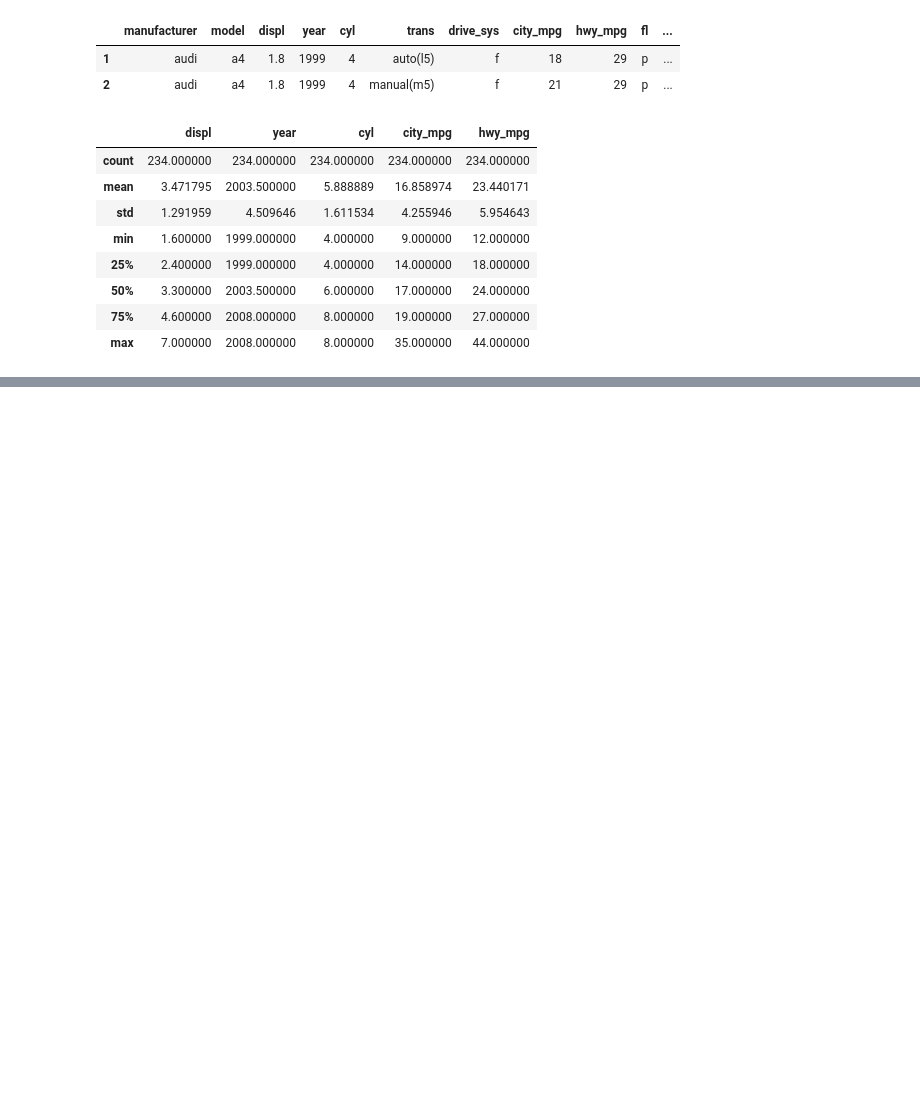
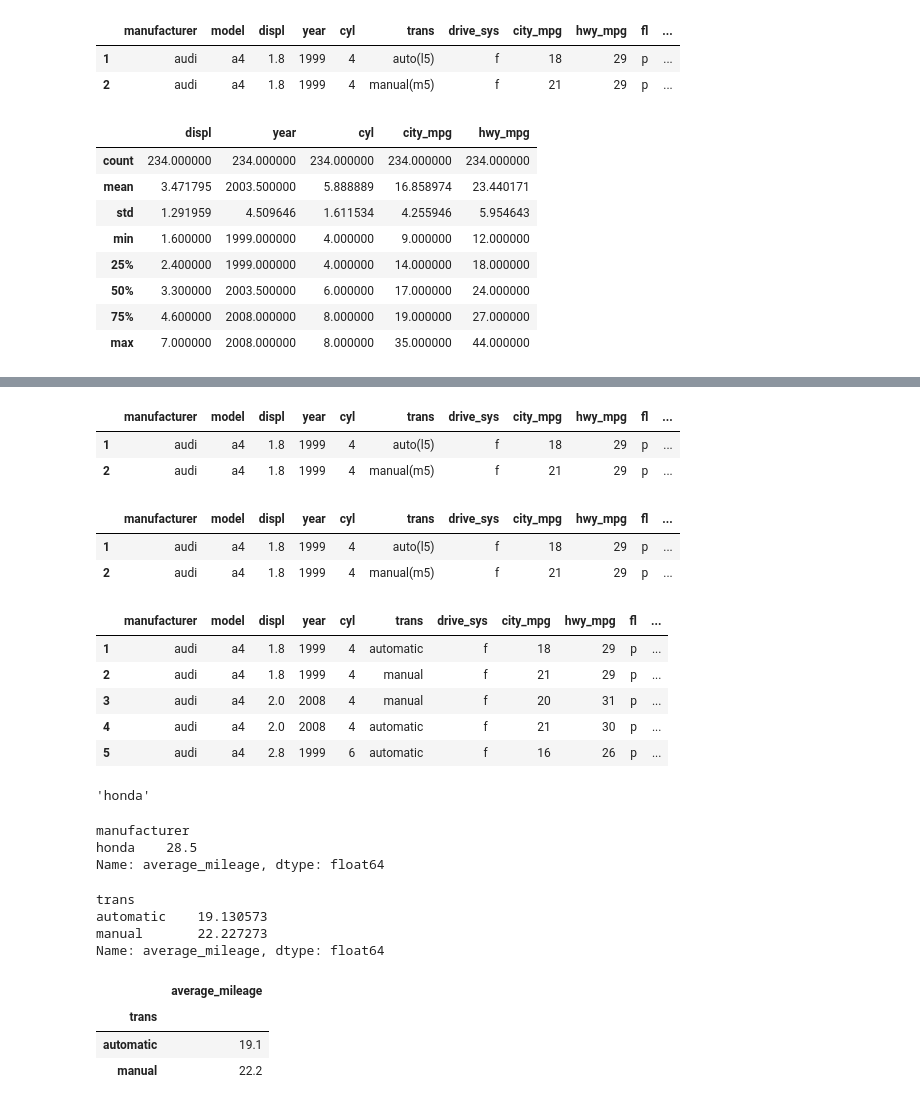
Before and after one commit to raycerna/numpy-pandas-visualization-exercises, a Jupyter notebook: advanced_dataframes.ipynb, the cells around one changed output, grey strips where cells are left out. Cells and saved outputs as stored; diff of their text form; code cells hidden in the pictures; blank space fills up the shorter version.

```diff
--- a/advanced_dataframes.ipynb
+++ b/advanced_dataframes.ipynb
@@ -294,0 +391,54 @@ df.describe()
+# %%
+df["average_mileage"] = df[["city_mpg", "hwy_mpg"]].mean(axis=1)
+df.head(2)
+# %% [output]
+|  | manufacturer | model | displ | year | cyl | trans | drive_sys | city_mpg | hwy_mpg | fl | ... |
+| 1 | audi | a4 | 1.8 | 1999 | 4 | auto(l5) | f | 18 | 29 | p | ... |
+| 2 | audi | a4 | 1.8 | 1999 | 4 | manual(m5) | f | 21 | 29 | p | ... |
+# %%
+#2.14
+
+df["is_automatic"] = df.trans.str.contains("auto")
+df.head(2)
+# %% [output]
+|  | manufacturer | model | displ | year | cyl | trans | drive_sys | city_mpg | hwy_mpg | fl | ... |
+| 1 | audi | a4 | 1.8 | 1999 | 4 | auto(l5) | f | 18 | 29 | p | ... |
+| 2 | audi | a4 | 1.8 | 1999 | 4 | manual(m5) | f | 21 | 29 | p | ... |
+# %%
+df.trans = np.where(df.trans.str.startswith("auto"), "automatic", "manual")
+df.head()
+# %% [output]
+|  | manufacturer | model | displ | year | cyl | trans | drive_sys | city_mpg | hwy_mpg | fl | ... |
+| 1 | audi | a4 | 1.8 | 1999 | 4 | automatic | f | 18 | 29 | p | ... |
+| 2 | audi | a4 | 1.8 | 1999 | 4 | manual | f | 21 | 29 | p | ... |
+| 3 | audi | a4 | 2.0 | 2008 | 4 | manual | f | 20 | 31 | p | ... |
+| 4 | audi | a4 | 2.0 | 2008 | 4 | automatic | f | 21 | 30 | p | ... |
+| 5 | audi | a4 | 2.8 | 1999 | 6 | automatic | f | 16 | 26 | p | ... |
+# %%
+#2.15
+
+manufacturer_avg_mpg = df.groupby("manufacturer").average_mileage.mean()
+
+manufacturer_avg_mpg.idxmax()
+# %% [output]
+'honda'
+# %%
+manufacturer_avg_mpg.sort_values(ascending=False).head(1)
+# %% [output]
+manufacturer
+honda    28.5
+Name: average_mileage, dtype: float64
+# %%
+df.groupby("trans").average_mileage.mean()
+# %% [output]
+trans
+automatic    19.130573
+manual       22.227273
+Name: average_mileage, dtype: float64
+# %%
+df.groupby('trans')[['average_mileage']].mean().round(1)
+# %% [output]
+|  | average_mileage |
+| trans |  |
+| automatic | 19.1 |
+| manual | 22.2 |
```
Also changed, not shown: parts of 11 cells of this notebook.
